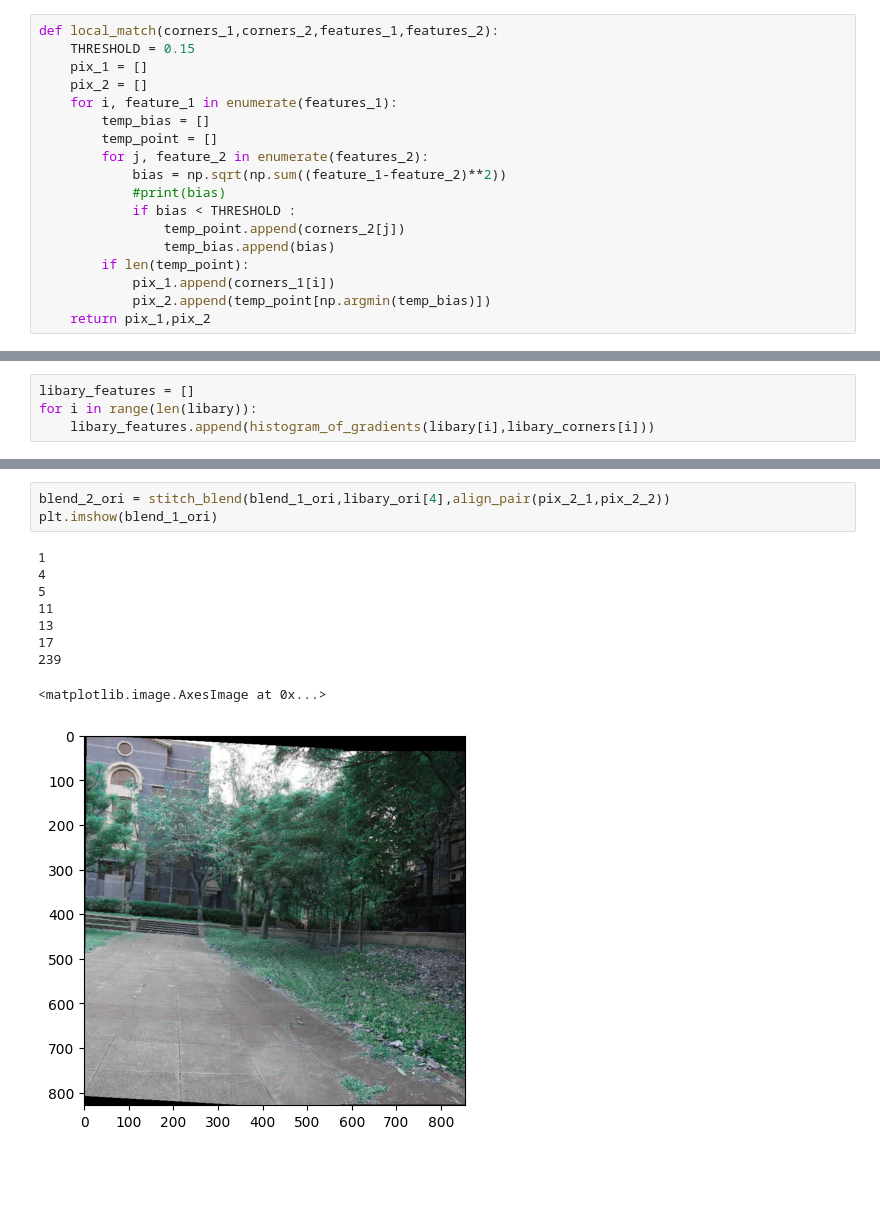
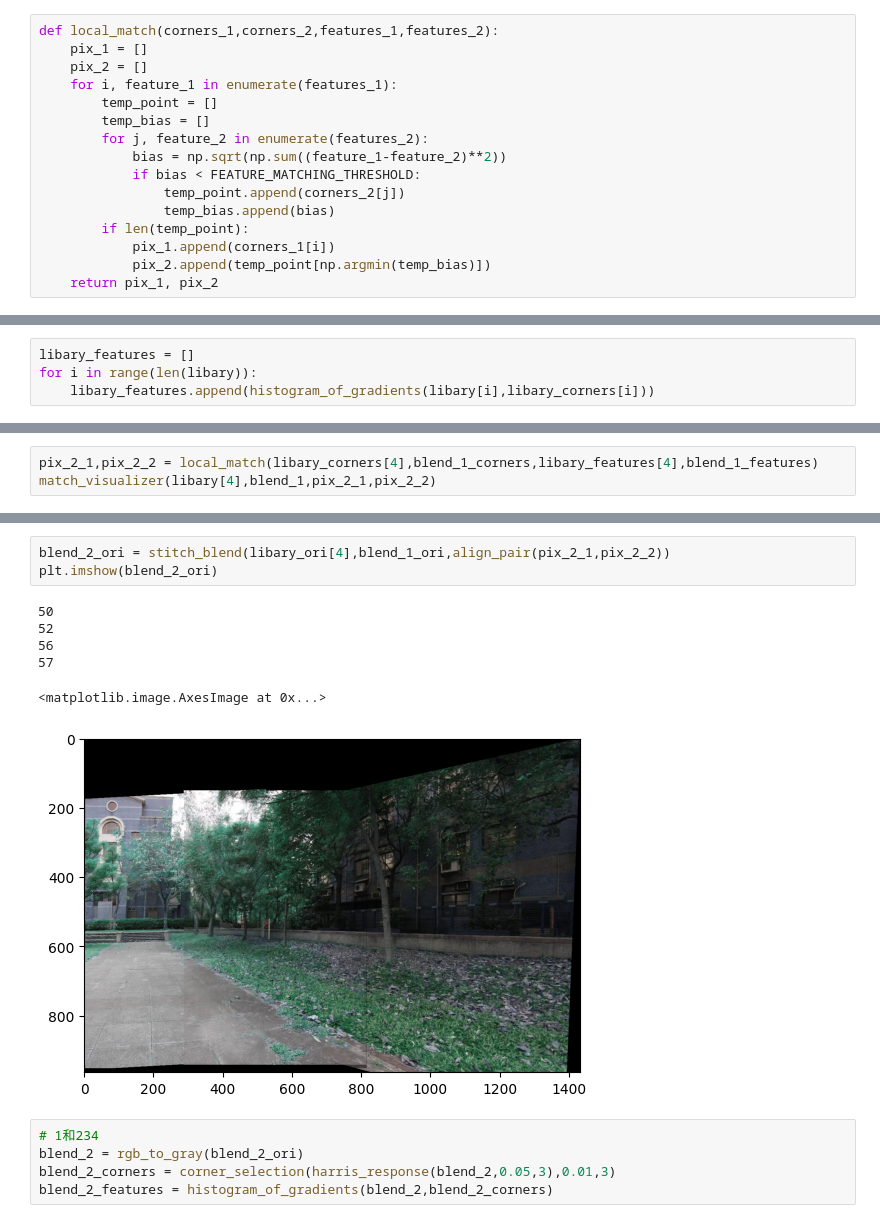
Before and after one commit to wgsxm/Computer-Vision-2023-fall-PKU, a Jupyter notebook: test.ipynb, the cells around one changed output, grey strips where cells are left out. Saved outputs shown, nothing was run; the diff lists cells and outputs as text; blank space fills up the shorter version.

```diff
--- a/test.ipynb
+++ b/test.ipynb
@@ -253,22 +273,20 @@ def stitch_blend(img_1, img_2, est_homo):
     return np.array(est_img,dtype=np.uint8)
 # %%
 def local_match(corners_1,corners_2,features_1,features_2):
-    THRESHOLD = 0.15
     pix_1 = []
     pix_2 = []
     for i, feature_1 in enumerate(features_1):
+        temp_point = []
         temp_bias = []
-        temp_point = []
         for j, feature_2 in enumerate(features_2):
             bias = np.sqrt(np.sum((feature_1-feature_2)**2))
-            #print(bias)
-            if bias < THRESHOLD :
+            if bias < FEATURE_MATCHING_THRESHOLD:
                 temp_point.append(corners_2[j])
                 temp_bias.append(bias)
         if len(temp_point):
             pix_1.append(corners_1[i])
             pix_2.append(temp_point[np.argmin(temp_bias)])
-    return pix_1,pix_2
+    return pix_1, pix_2
 # %%
 # file_path = './Problem_Set_2/Problem2Images/3_1.jpg'
 # file_path_2 = './Problem_Set_2/Problem2Images/3_2.jpg'
@@ -344,0 +360,3 @@ match_visualizer(blend_1,libary[4],pix_2_1,pix_2_2)
+# %%
+pix_2_1,pix_2_2 = local_match(libary_corners[4],blend_1_corners,libary_features[4],blend_1_features)
+match_visualizer(libary[4],blend_1,pix_2_1,pix_2_2)
@@ -345,13 +365,15 @@ match_visualizer(blend_1,libary[4],pix_2_1,pix_2_2)
 # %%
-blend_2_ori = stitch_blend(blend_1_ori,libary_ori[4],align_pair(pix_2_1,pix_2_2))
-plt.imshow(blend_1_ori)
+blend_2_ori = stitch_blend(libary_ori[4],blend_1_ori,align_pair(pix_2_1,pix_2_2))
+plt.imshow(blend_2_ori)
 # %% [output]
-1
-4
-5
-11
-13
-17
-239
+50
+52
+56
+57
 <matplotlib.image.AxesImage at 0x...>
-[figure, old version]
+[figure, new version]
+# %%
+# 1和234
+blend_2 = rgb_to_gray(blend_2_ori)
+blend_2_corners = corner_selection(harris_response(blend_2,0.05,3),0.01,3)
+blend_2_features = histogram_of_gradients(blend_2,blend_2_corners)
```
Also changed, not shown: parts of 38 cells of this notebook, 8 other files.
